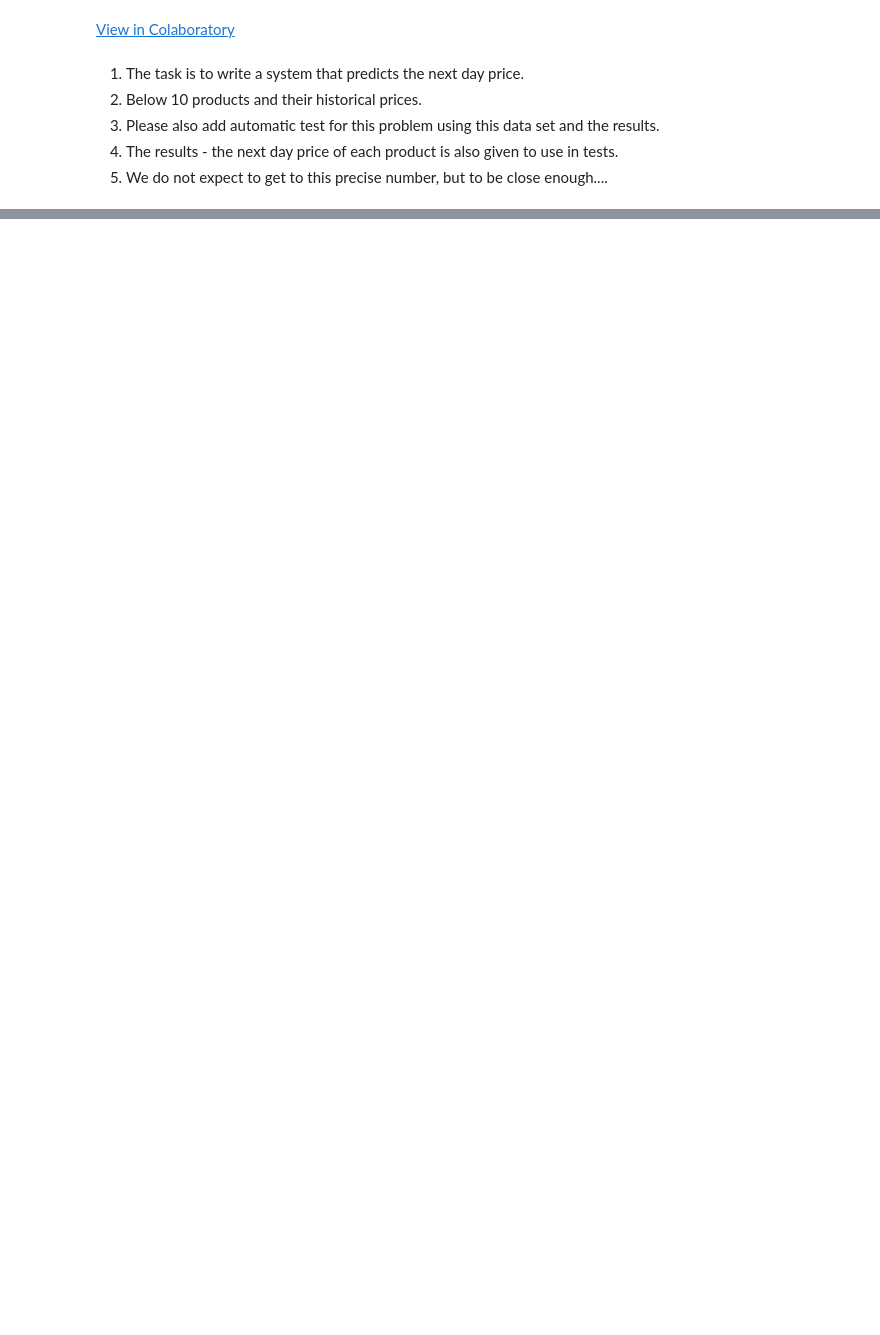
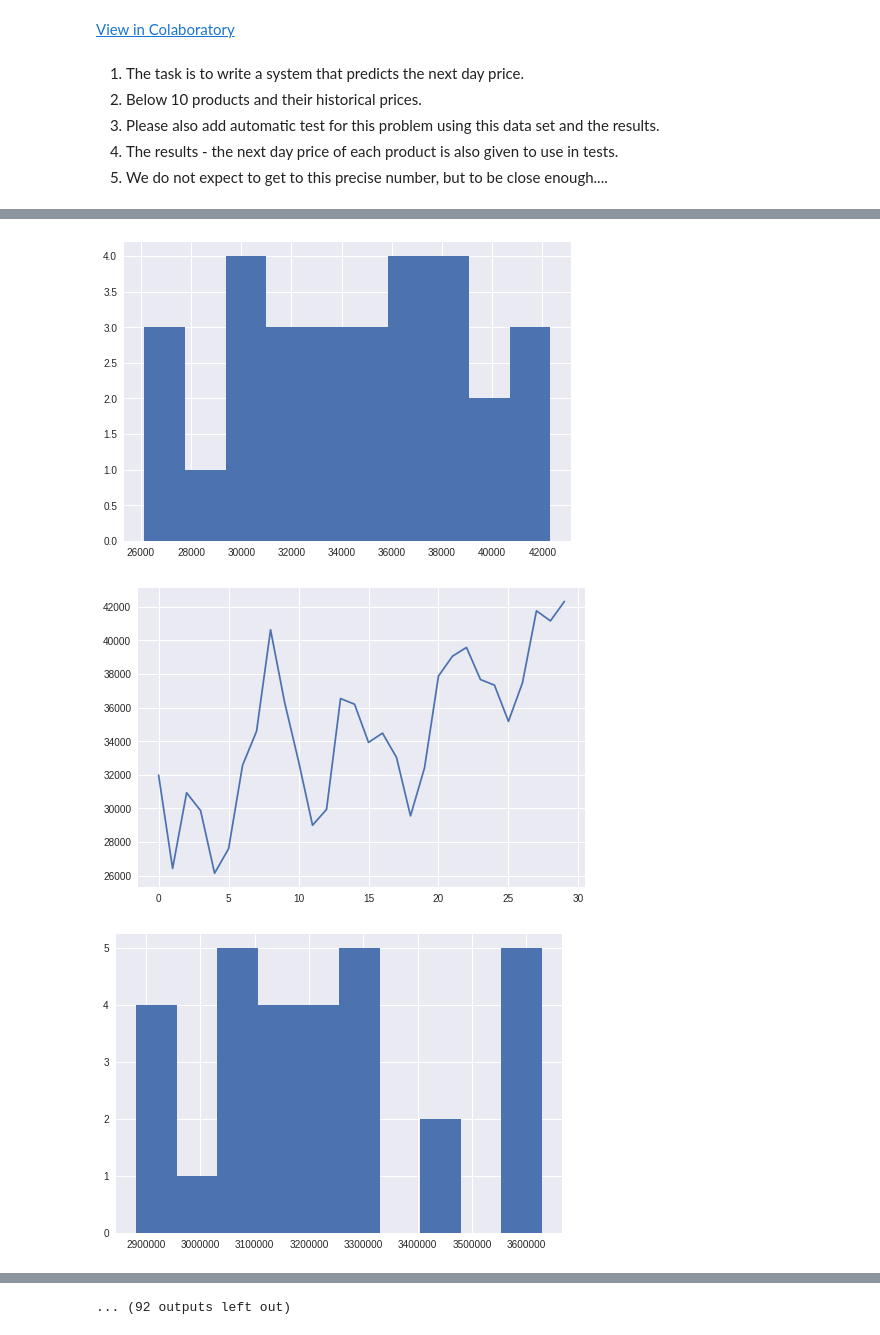
Before and after one commit to orico/UnitTestAndDecoratorLogger, a Jupyter notebook: Q2_Final.ipynb, the cells around one changed output, grey strips where cells are left out. Drawn from its saved outputs; the diff is of its cells as text; code cells hidden in the pictures; blank space fills up the shorter version.

```diff
--- a/Q2_Final.ipynb
+++ b/Q2_Final.ipynb
@@ -83,8 +83,8 @@ def productResults():
 def statistics(products):
   print('\nstatistics ran with arguments ({})\n'.format(products))
   stats = []
-  for i in range(len(products)):
-    stat = len(products[i]), np.sum(products[i]), np.mean(products[i]), np.std(products[i])
+  for product in products:
+    stat = len(product), np.sum(product), np.mean(product), np.std(product)
     stats.append(stat)
     print('\n',stat)
   return stats
@@ -94,10 +94,10 @@ def statistics(products):
 @my_timer
 def plotHistograms(products):
   print('\nplotHistograms ran with arguments ({})\n'.format(products))
-  for i in range(len(products)):
-    plt.hist(products[i])
+  for product in products:
+    plt.hist(product)
     plt.show()
-    plt.plot(products[i])
+    plt.plot(product)
     plt.show()
 
 @my_logger
@@ -105,8 +105,8 @@ def plotHistograms(products):
 def calc(finalResults, results, stats):
   print('\ncalc ran with arguments ({}, {}, {})\n'.format(finalResults, results, stats))
   smallerThanSTDs = []
-  for i in range(len(finalResults)):
-    absdiff = int(np.abs(finalResults[i] - results[i]))
+  for i, finalResult in enumerate(finalResults):
+    absdiff = int(np.abs(finalResult - results[i]))
     stdev = stats[i][3]
     smallerThanSTD = absdiff <= stdev
     print(i,'is Y^-Y smaller than STD?',smallerThanSTD,'absdiff:', absdiff,'stdev:', stdev)
@@ -143,7 +143,7 @@ class TheModel(object):
       history = [x for x in train]
       predictions = list()
 
-      for t in range(len(val)):
+      for t, v in enumerate(val):
         model = ARIMA(history, order=(AR,1,0))
         self.model_fit = model.fit(disp=0)
         output = self.model_fit.forecast()
@@ -174,8 +174,6 @@ class TheModel(object):
         plt.plot(predictions, color='red')
         plt.show()
       print('\n====================================================================================================\n')
-    #   finalResults = ((int(output[0]), int(results)))
-
       return self.model_fit
 
     @my_logger
@@ -350,0 +319,30 @@ OK
+# %%
+#The solution
+
+if __name__ == '__main__':
+  #get data.
+  products, results = productResults()
+  print(products,results)
+
+  #print some statistics.
+  stats = statistics(products)
+  print(stats)
+
+  #plot the data.
+  plotHistograms(products)
+
+  #train and predict
+  AR = [3,2,3,6,3,3,3,3,3,3]
+  finalPredictions = []
+  models = []
+  for i, product in enumerate(products):
+    tm = TheModel(1)
+    tm.fit(AR[i], product)
+    predictedValue = tm.predict()
+    finalPredictions.append(predictedValue)
+    models.append(tm)
+
+  #for each prediction, are we within stdev?
+  smallerThanSTDs = calc(finalPredictions, results, stats)
+  print (smallerThanSTDs)
+# %% [output]
@@ -350,0 +370,3 @@ OK
+[figure, added]
+[figure, added]
+[figure, added]
@@ -350,0 +377 @@ OK
+... (92 outputs left out)
```
Also changed, not shown: parts of 2 cells of this notebook.
